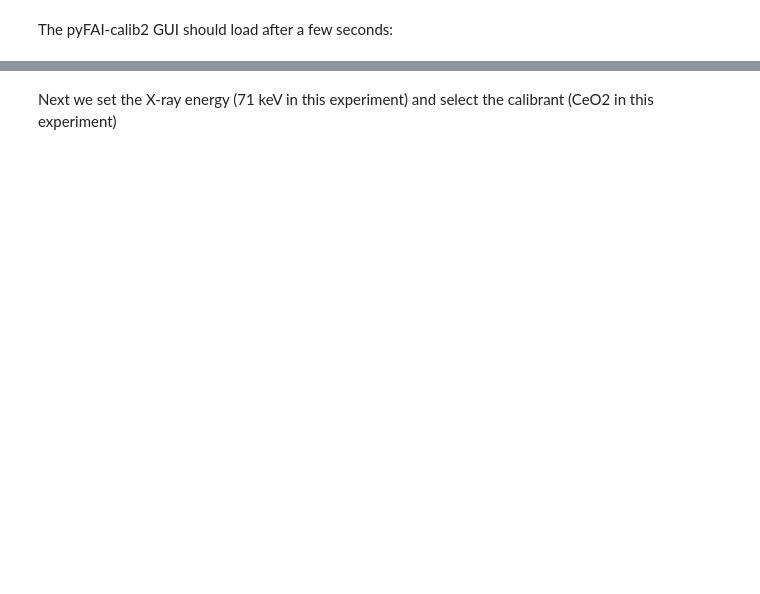
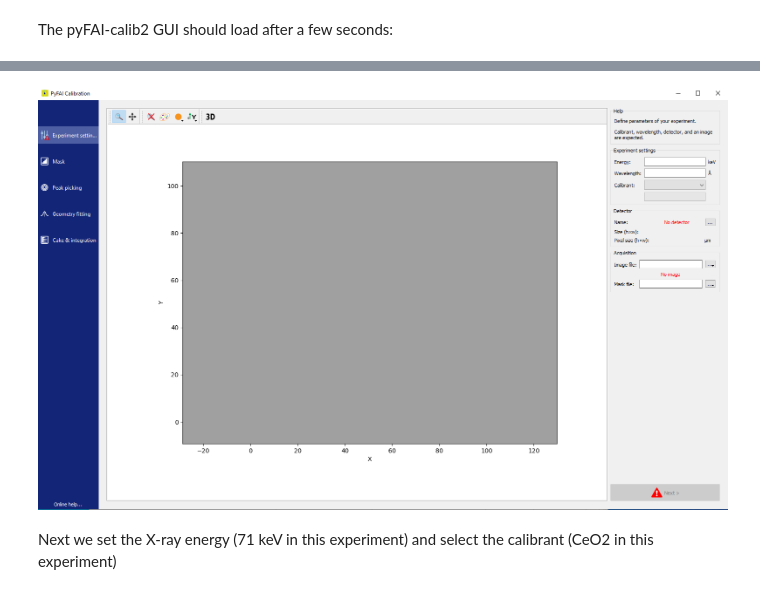
Before and after one commit to antonyvam/nDTomo, a Jupyter notebook: docs/source/notebooks/Detector_calibration_Integration_of_2D_powder_diffraction.ipynb, the cells around one changed output, grey strips where cells are left out. Saved outputs shown, nothing was run; the diff lists cells and outputs as text; code cells hidden in the pictures; blank space fills up the shorter version.

```diff
--- a/docs/source/notebooks/Detector_calibration_Integration_of_2D_powder_diffraction.ipynb
+++ b/docs/source/notebooks/Detector_calibration_Integration_of_2D_powder_diffraction.ipynb
@@ -20,3 +21,7 @@ The pyFAI-calib2 GUI should load after a few seconds:
+# %%
+Image(filename="../_static/pyfai_calib_1.png")
+# %% [output]
+[figure, added]
 # %% [markdown]
 Next we set the X-ray energy (71 keV in this experiment) and select the calibrant (CeO2 in this experiment)
 # %% [markdown]
```
Also changed, not shown: parts of 3 cells of this notebook.
